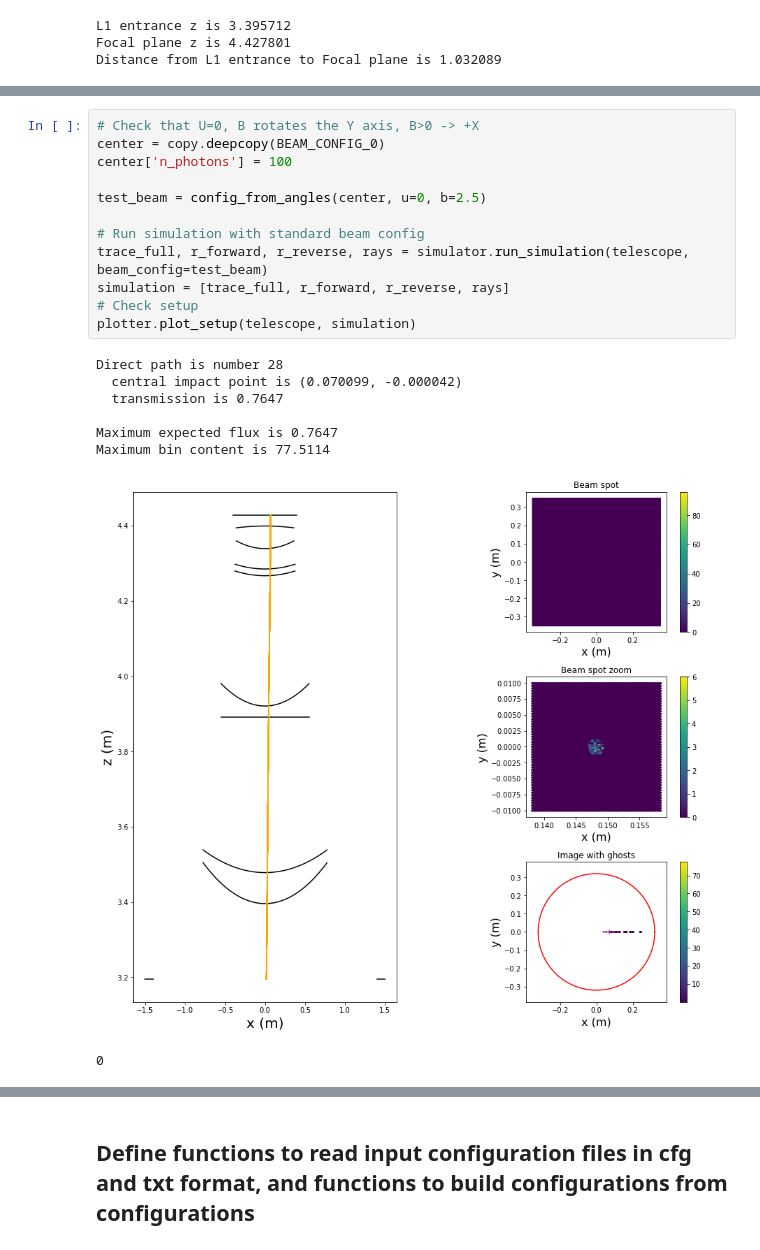
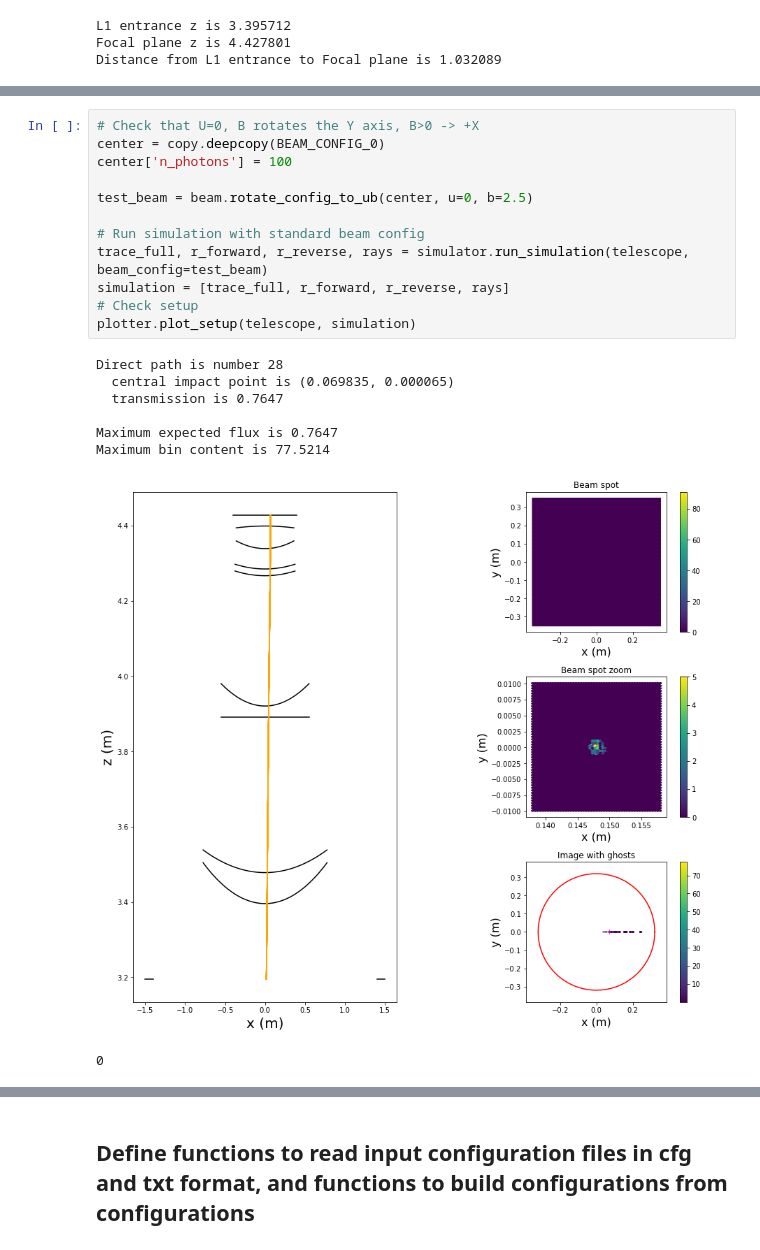
Before and after one commit to lsst-camera-dh/ghosts, a Jupyter notebook: notebooks/LSST_CCOB_test_AR_configs.ipynb, the cells around one changed output, grey strips where cells are left out. Cells and saved outputs as stored; diff of their text form.

Commit message:
use beam.rotate_config_to_ub

```diff
--- a/notebooks/LSST_CCOB_test_AR_configs.ipynb
+++ b/notebooks/LSST_CCOB_test_AR_configs.ipynb
@@ -103,23 +65,23 @@ def config_from_angles(beam_config, u, b):
 # %%
 # Check that U=0, B rotates the Y axis, B>0 -> +X
 center = copy.deepcopy(BEAM_CONFIG_0)
 center['n_photons'] = 100
 
-test_beam = config_from_angles(center, u=0, b=2.5)
+test_beam = beam.rotate_config_to_ub(center, u=0, b=2.5)
 
 # Run simulation with standard beam config
 trace_full, r_forward, r_reverse, rays = simulator.run_simulation(telescope, beam_config=test_beam)
 simulation = [trace_full, r_forward, r_reverse, rays]
 # Check setup
 plotter.plot_setup(telescope, simulation)
 # %% [output]
 Direct path is number 28
-  central impact point is (0.070099, -0.000042)
+  central impact point is (0.069835, 0.000065)
   transmission is 0.7647
 
 Maximum expected flux is 0.7647
-Maximum bin content is 77.5114
+Maximum bin content is 77.5214
-[figure, old version]
+[figure, new version]
 0
 # %%
 # Check that U=0, B rotates the Y axis, B>0 -> +X, B<0 -> -X
```
Also changed, not shown: parts of 9 cells of this notebook.
